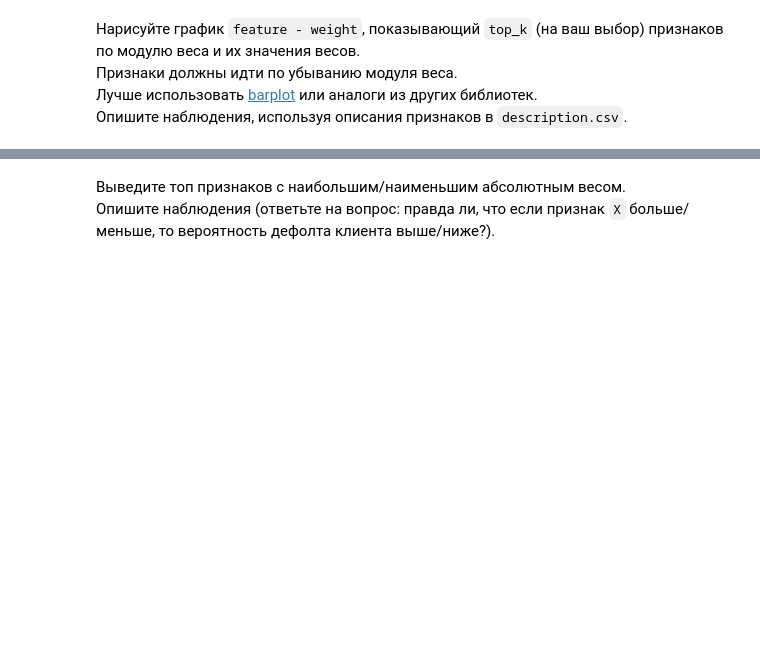
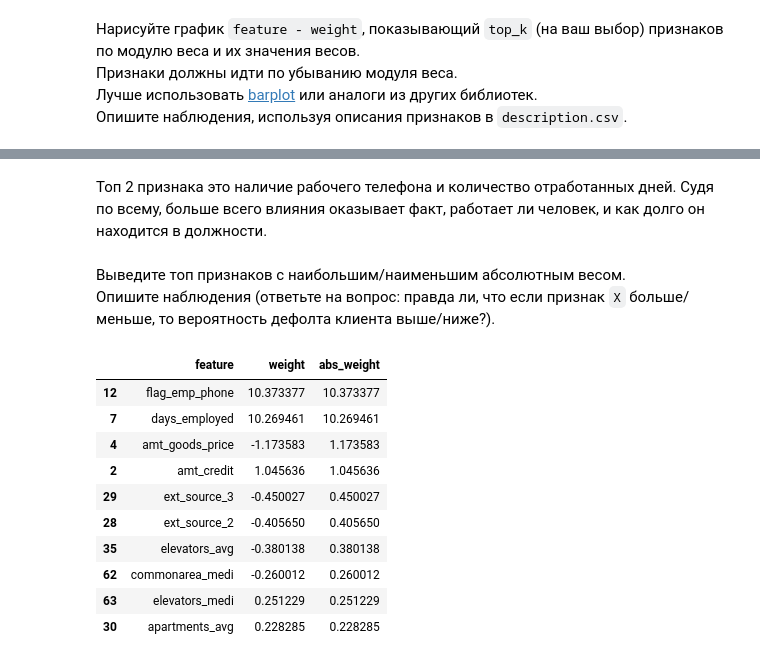
Before and after one commit to Nesterov-BA/aimasters, a Jupyter notebook: 1sem/ML1/homeworks/hw3/hw3.ipynb, the cells around one changed output, grey strips where cells are left out. Cells and saved outputs as stored; diff of their text form; code cells hidden in the pictures; blank space fills up the shorter version.

```diff
--- a/1sem/ML1/homeworks/hw3/hw3.ipynb
+++ b/1sem/ML1/homeworks/hw3/hw3.ipynb
@@ -401,3 +529,2 @@ roc_auc_score(y_tst, clf.predict_proba(X_tst)[:, 1])
 # %% [markdown]
-Выведите топ признаков с наибольшим/наименьшим абсолютным весом.<br>
-Опишите наблюдения (ответьте на вопрос: правда ли, что если признак `X` больше/меньше, то вероятность дефолта клиента выше/ниже?).
+Топ 2 признака это наличие рабочего телефона и количество отработанных дней. Судя по всему, больше всего влияния оказывает факт, работает ли человек, и как долго он находится в должности.
@@ -405,0 +531,3 @@ roc_auc_score(y_tst, clf.predict_proba(X_tst)[:, 1])
+# %% [markdown]
+Выведите топ признаков с наибольшим/наименьшим абсолютным весом.<br>
+Опишите наблюдения (ответьте на вопрос: правда ли, что если признак `X` больше/меньше, то вероятность дефолта клиента выше/ниже?).
@@ -405,0 +536,14 @@ roc_auc_score(y_tst, clf.predict_proba(X_tst)[:, 1])
+# %%
+display(top_features)
+# %% [output]
+|  | feature | weight | abs_weight |
+| 12 | flag_emp_phone | 10.373377 | 10.373377 |
+| 7 | days_employed | 10.269461 | 10.269461 |
+| 4 | amt_goods_price | -1.173583 | 1.173583 |
+| 2 | amt_credit | 1.045636 | 1.045636 |
+| 29 | ext_source_3 | -0.450027 | 0.450027 |
+| 28 | ext_source_2 | -0.405650 | 0.405650 |
+| 35 | elevators_avg | -0.380138 | 0.380138 |
+| 62 | commonarea_medi | -0.260012 | 0.260012 |
+| 63 | elevators_medi | 0.251229 | 0.251229 |
+| 30 | apartments_avg | 0.228285 | 0.228285 |
```
Also changed, not shown: parts of 21 cells of this notebook, 12 other files.
